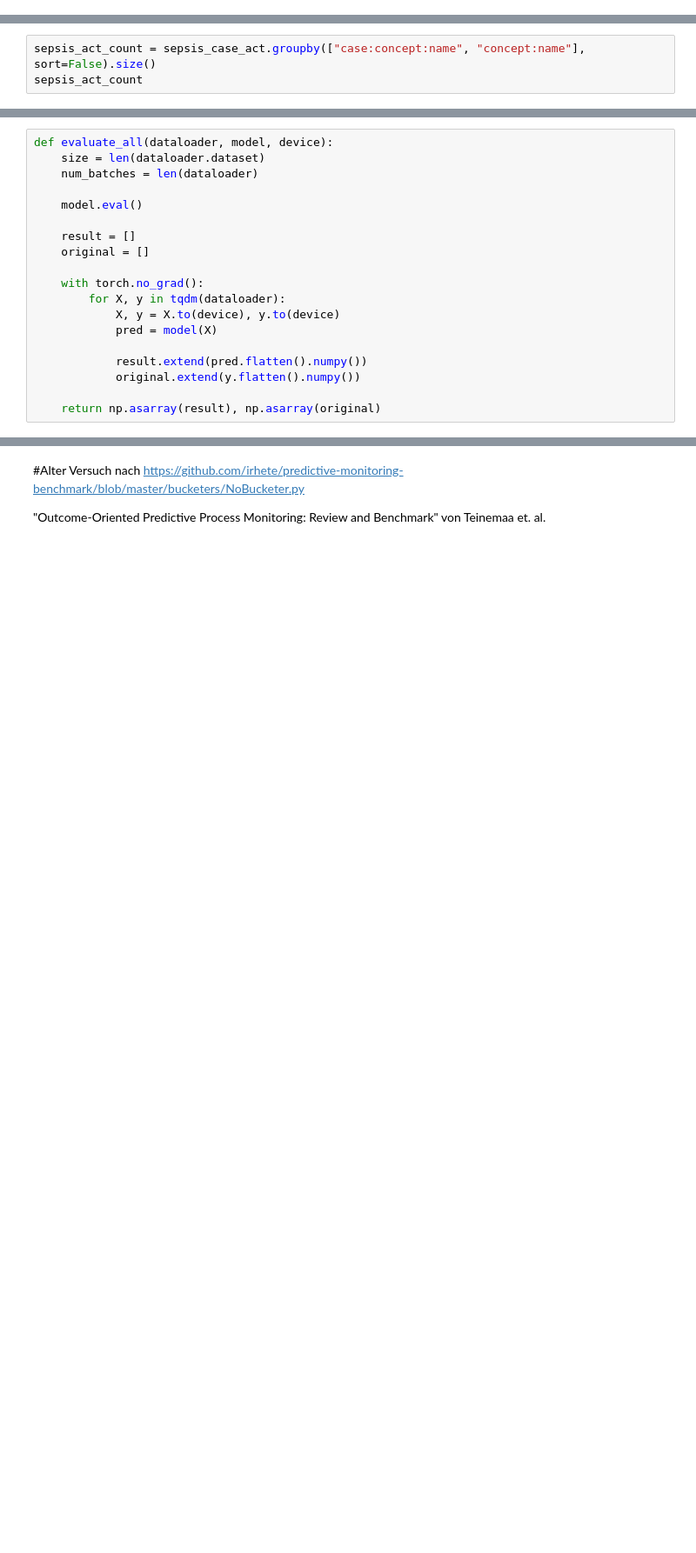
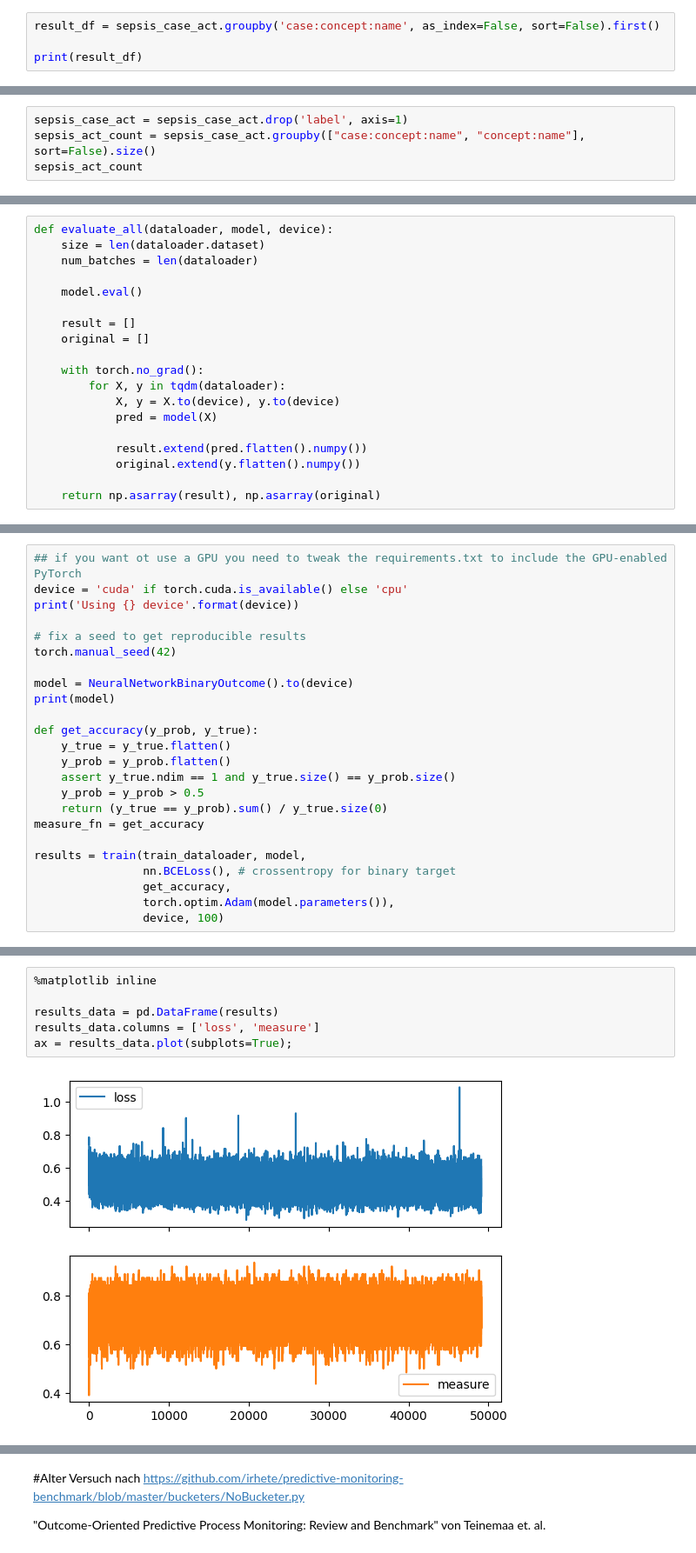
Before and after one commit to awitz23/master_thesis, a Jupyter notebook: Prototyp.ipynb, the cells around one changed output, grey strips where cells are left out. Shown: that part at 87% size. Cells and saved outputs as stored; diff of their text form; blank space fills up the shorter version.

```diff
--- a/Prototyp.ipynb
+++ b/Prototyp.ipynb
@@ -283,0 +314,4 @@ sepsis_case_act
+# %%
+result_df = sepsis_case_act.groupby('case:concept:name', as_index=False, sort=False).first()
+
+print(result_df)
@@ -284,4 +352,5 @@ sepsis_case_act
 # %%
+sepsis_case_act = sepsis_case_act.drop('label', axis=1)
 sepsis_act_count = sepsis_case_act.groupby(["case:concept:name", "concept:name"], sort=False).size()
 sepsis_act_count
 # %% [output]
@@ -435,0 +513,24 @@ target_scaled = scaler_y.fit_transform(sepsis_returns.reshape(-1, 1))
+# %%
+## if you want ot use a GPU you need to tweak the requirements.txt to include the GPU-enabled PyTorch
+device = 'cuda' if torch.cuda.is_available() else 'cpu'
+print('Using {} device'.format(device))
+
+# fix a seed to get reproducible results
+torch.manual_seed(42)
+
+model = NeuralNetworkBinaryOutcome().to(device)
+print(model)
+
+def get_accuracy(y_prob, y_true):
+    y_true = y_true.flatten()
+    y_prob = y_prob.flatten()
+    assert y_true.ndim == 1 and y_true.size() == y_prob.size()
+    y_prob = y_prob > 0.5
+    return (y_true == y_prob).sum() / y_true.size(0)
+measure_fn = get_accuracy
+
+results = train(train_dataloader, model,
+                nn.BCELoss(), # crossentropy for binary target
+                get_accuracy,
+                torch.optim.Adam(model.parameters()),
+                device, 100)
@@ -435,0 +550,8 @@ target_scaled = scaler_y.fit_transform(sepsis_returns.reshape(-1, 1))
+# %%
+%matplotlib inline
+
+results_data = pd.DataFrame(results)
+results_data.columns = ['loss', 'measure']
+ax = results_data.plot(subplots=True);
+# %% [output]
+[figure, added]
```
Also changed, not shown: parts of 27 cells of this notebook.
